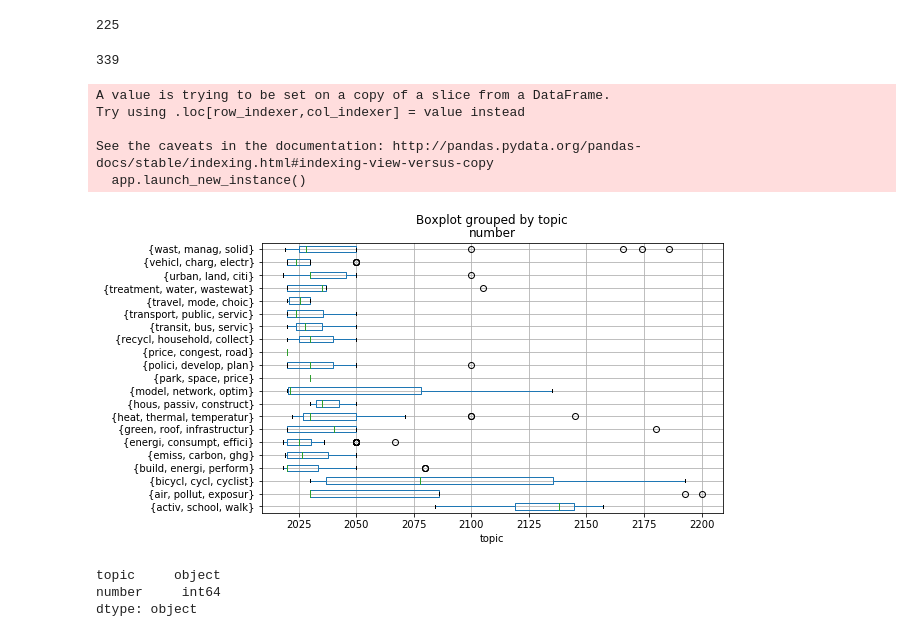
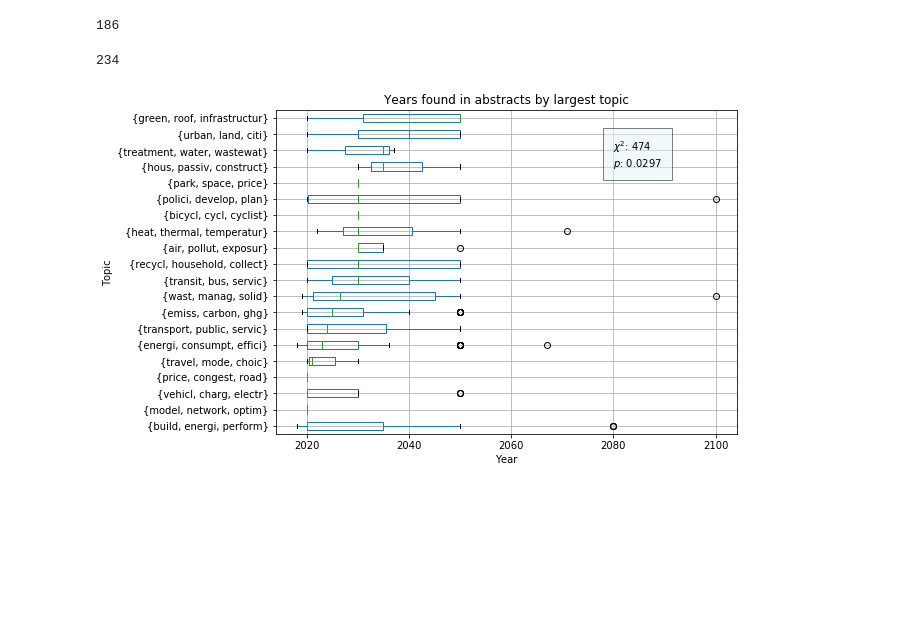
Before and after one commit to mcc-apsis/cities-1-5, a Jupyter notebook: code/time.ipynb, the cells around one changed output. Drawn from its saved outputs; the diff is of its cells as text; code cells hidden in the pictures; blank space fills up the shorter version.

Commit message:
redo year extracting, imporve graphs and crosstab

```diff
--- a/code/time.ipynb
+++ b/code/time.ipynb
@@ -29,7 +65,7 @@ tvalues = []
 dns = 0
 for d in docs:
 
-    ns = [x for x in re.findall("([2-3{m}][0-9]{3})",d.content) if int(x) > 2017 and int(x) < 2101]
+    ns = [x for x in re.findall("[^0-9]+([2-3{1}][0-9]{3})[^0-9]+",d.content) if int(x) > 2017 and int(x) < 2101]
     if len(ns) > 0:
         dns+=1
         t = d.doctopic_set.filter(run_id=96).order_by('-score').first()
@@ -37,40 +73,54 @@ for d in docs:
             v = {
                 "doc" : d.UT,
                 "topic" : t.topic.title,
-                "number" : n
+                "topic_size" : t.topic.size,
+                "number" : n,
+                "abstract": d.content
             }
             tvalues.append(v)
 
 print(dns)
 # %% [output]
-225
+186
 # %%
 df = pd.DataFrame.from_dict(list(tvalues))
+df['number'] = pd.to_numeric(df['number'])
 df.head()
 len(df)
 # %% [output]
-339
+234
-# %%
-pdf = df[['topic','number']]
-#pdf.set_index('topic')
-pdf['number'] = pd.to_numeric(pdf['number'])
-# %% [output]
-A value is trying to be set on a copy of a slice from a DataFrame.
-Try using .loc[row_indexer,col_indexer] = value instead
-
-See the caveats in the documentation: http://pandas.pydata.org/pandas-docs/stable/indexing.html#indexing-view-versus-copy
-  app.launch_new_instance()
-# %%
-import matplotlib.pyplot as plt
-plt.rcParams["figure.figsize"] = [8,5]
-pdf.boxplot(column='number', by='topic', vert=False)
-plt.savefig('../plots/topic_years.png',bbox_inches='tight')
-plt.show()
-# %% [output]
-[figure, removed]
-# %%
-pdf.dtypes
-# %% [output]
-topic     object
-number     int64
-dtype: object
+# %%
+pdf = df[['topic','number']]
+g = pdf.groupby('topic').agg('median').sort_values('number')
+g['topic'] = g.index
+g = g.reset_index(drop=True)
+g['order'] = g.index
+
+pdf = pd.merge(pdf,g[['topic','order']])
+pdf['topic'] = pdf.apply(lambda x: "{:02d} {}".format(x['order'], x['topic']) , axis=1)
+# %%
+import matplotlib.pyplot as plt
+crosstab = pd.crosstab(df['topic'],df['number'])
+chi2, p, dof, expected = stats.chi2_contingency(crosstab.values)
+
+tbl.make_table(results)
+plt.rcParams["figure.figsize"] = [8,6]
+pdf.boxplot(column='number', by='topic', vert=False)
+plt.savefig('../plots/topic_years.png',bbox_inches='tight')
+
+plt.text(
+    2080,17,'$\chi^2$: {0:.3g}\n$p$: {1:.3g}'.format(chi2,p),
+    bbox={'facecolor':'#e5f5f9', 'alpha':0.5, 'pad':10}
+)
+
+plt.title('Years found in abstracts by largest topic')
+plt.suptitle('')
+
+#fig, ax = plt.subplots()
+plt.yticks(g.index+1,g.topic)
+plt.xlabel('Year')
+plt.ylabel('Topic')
+
+plt.show()
+# %% [output]
+[figure, added]
```
Also changed, not shown: parts of 5 cells of this notebook, 4 other files.
